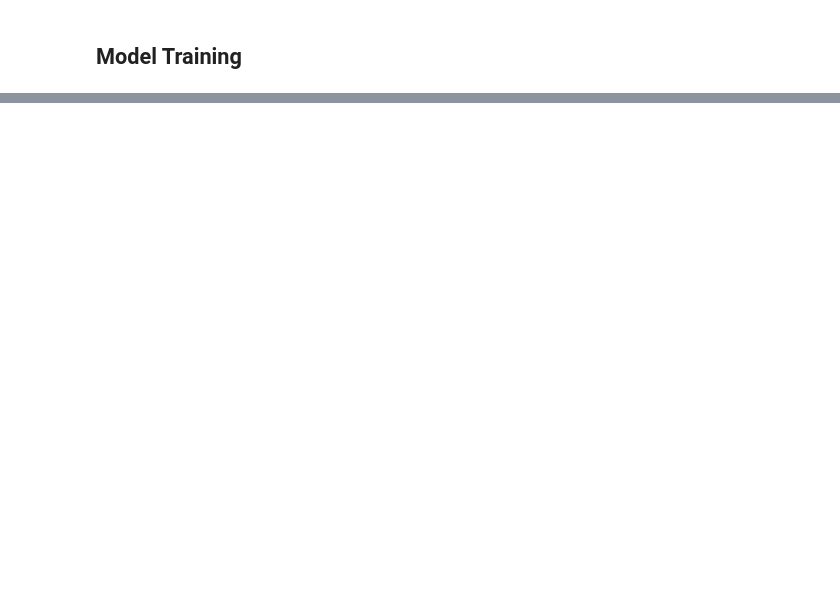
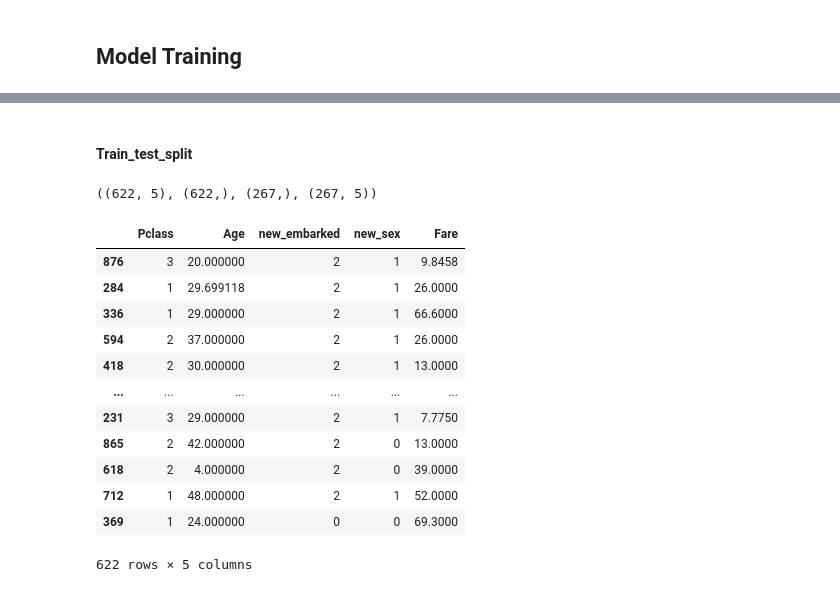
Before and after one commit to Oye4short/logistic_Regression, a Jupyter notebook: Titanic/Titanic.ipynb, the cells around one changed output, grey strips where cells are left out. Cells and saved outputs as stored; diff of their text form; code cells hidden in the pictures; blank space fills up the shorter version.

```diff
--- a/Titanic/Titanic.ipynb
+++ b/Titanic/Titanic.ipynb
@@ -240,0 +418,2 @@ data.groupby('Pclass')
+# %%
+new_data['new_embarked']= encoder.fit_transform(new_data['Embarked'])
@@ -240,0 +445,3 @@ data.groupby('Pclass')
+# %%
+#Sex Column
+new_data['new_sex']= encoder.fit_transform(new_data['Sex'])
@@ -244,0 +548,10 @@ data.groupby('Pclass')
+# %%
+# features /independent Varr
+X = new_data[['Pclass', 'Age','new_embarked', 'new_sex', 'Fare']]
+# label/dependent varr
+y = new_data['Survived']
+
+
+#<---70 and 30----->
+# %% [markdown]
+#### Train_test_split
@@ -244,0 +562,25 @@ data.groupby('Pclass')
+# %%
+#tuple unpacking
+
+X_train, X_test, y_train, y_test = train_test_split(X,y, test_size=0.3, random_state=401)
+# %%
+
+X_train.shape,  y_train.shape, y_test.shape, X_test.shape
+# %% [output]
+((622, 5), (622,), (267,), (267, 5))
+# %%
+X_train
+# %% [output]
+|  | Pclass | Age | new_embarked | new_sex | Fare |
+| 876 | 3 | 20.000000 | 2 | 1 | 9.8458 |
+| 284 | 1 | 29.699118 | 2 | 1 | 26.0000 |
+| 336 | 1 | 29.000000 | 2 | 1 | 66.6000 |
+| 594 | 2 | 37.000000 | 2 | 1 | 26.0000 |
+| 418 | 2 | 30.000000 | 2 | 1 | 13.0000 |
+| ... | ... | ... | ... | ... | ... |
+| 231 | 3 | 29.000000 | 2 | 1 | 7.7750 |
+| 865 | 2 | 42.000000 | 2 | 0 | 13.0000 |
+| 618 | 2 | 4.000000 | 2 | 0 | 39.0000 |
+| 712 | 1 | 48.000000 | 2 | 1 | 52.0000 |
+| 369 | 1 | 24.000000 | 0 | 0 | 69.3000 |
+622 rows × 5 columns
```
Also changed, not shown: parts of 80 cells of this notebook, 2 other files.
